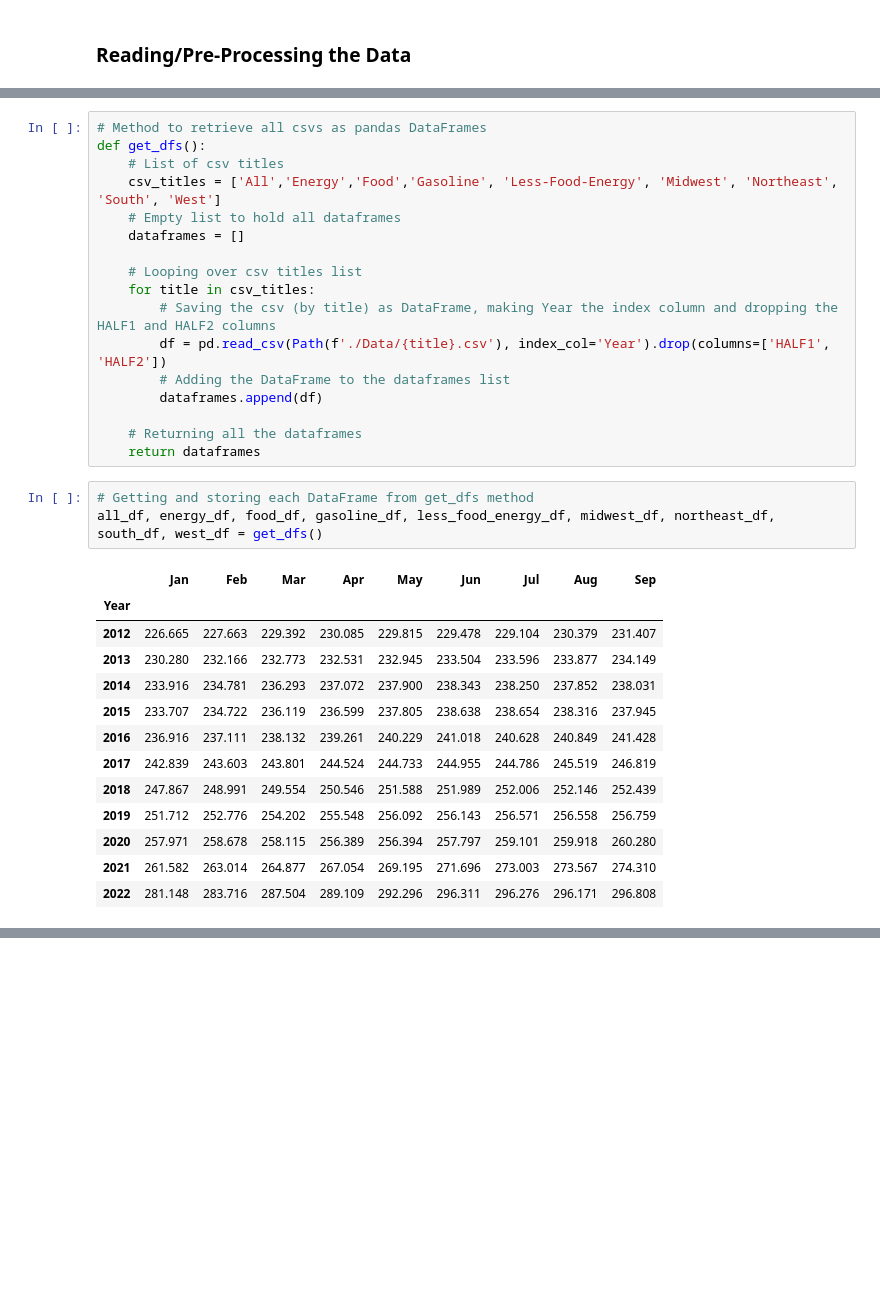
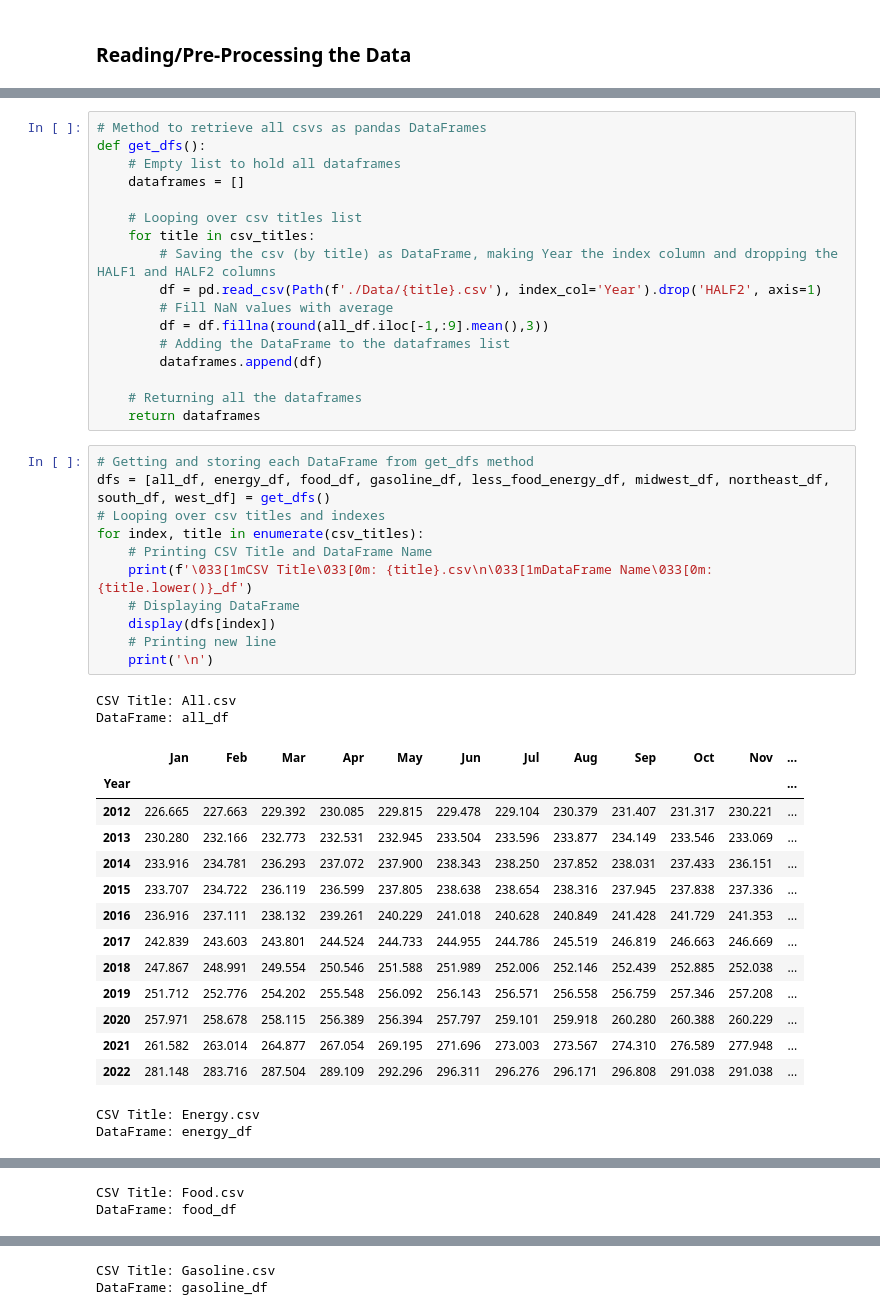
Before and after one commit to SZun/Real-Impact-of-Inflation, a Jupyter notebook: Real-Impact-Of-Inflation.ipynb, the cells around one changed output, grey strips where cells are left out. Cells and saved outputs as stored; diff of their text form; blank space fills up the shorter version.

Commit message:
removed drop of HALF1, filled NaN values with average, stored and printed dataframes, their names, and origin csv titles

```diff
--- a/Real-Impact-Of-Inflation.ipynb
+++ b/Real-Impact-Of-Inflation.ipynb
@@ -14,15 +17,15 @@ from pathlib import Path
 # %%
 # Method to retrieve all csvs as pandas DataFrames
 def get_dfs():
-    # List of csv titles
-    csv_titles = ['All','Energy','Food','Gasoline', 'Less-Food-Energy', 'Midwest', 'Northeast', 'South', 'West']
     # Empty list to hold all dataframes
     dataframes = []
 
     # Looping over csv titles list
     for title in csv_titles:
         # Saving the csv (by title) as DataFrame, making Year the index column and dropping the HALF1 and HALF2 columns
-        df = pd.read_csv(Path(f'./Data/{title}.csv'), index_col='Year').drop(columns=['HALF1', 'HALF2'])
+        df = pd.read_csv(Path(f'./Data/{title}.csv'), index_col='Year').drop('HALF2', axis=1)
+        # Fill NaN values with average
+        df = df.fillna(round(all_df.iloc[-1,:9].mean(),3))
         # Adding the DataFrame to the dataframes list
         dataframes.append(df)
 
@@ -30,18 +33,30 @@ def get_dfs():
     return dataframes
 # %%
 # Getting and storing each DataFrame from get_dfs method
-all_df, energy_df, food_df, gasoline_df, less_food_energy_df, midwest_df, northeast_df, south_df, west_df = get_dfs()
+dfs = [all_df, energy_df, food_df, gasoline_df, less_food_energy_df, midwest_df, northeast_df, south_df, west_df] = get_dfs()
+# Looping over csv titles and indexes
+for index, title in enumerate(csv_titles):
+    # Printing CSV Title and DataFrame Name
+    print(f'\033[1mCSV Title\033[0m: {title}.csv\n\033[1mDataFrame Name\033[0m: {title.lower()}_df')
+    # Displaying DataFrame
+    display(dfs[index])
+    # Printing new line
+    print('\n')
 # %% [output]
+CSV Title: All.csv
+DataFrame: all_df
-|  | Jan | Feb | Mar | Apr | May | Jun | Jul | Aug | Sep |
-| Year |  |  |  |  |  |  |  |  |  |
-| 2012 | 226.665 | 227.663 | 229.392 | 230.085 | 229.815 | 229.478 | 229.104 | 230.379 | 231.407 |
-| 2013 | 230.280 | 232.166 | 232.773 | 232.531 | 232.945 | 233.504 | 233.596 | 233.877 | 234.149 |
-| 2014 | 233.916 | 234.781 | 236.293 | 237.072 | 237.900 | 238.343 | 238.250 | 237.852 | 238.031 |
-| 2015 | 233.707 | 234.722 | 236.119 | 236.599 | 237.805 | 238.638 | 238.654 | 238.316 | 237.945 |
-| 2016 | 236.916 | 237.111 | 238.132 | 239.261 | 240.229 | 241.018 | 240.628 | 240.849 | 241.428 |
-| 2017 | 242.839 | 243.603 | 243.801 | 244.524 | 244.733 | 244.955 | 244.786 | 245.519 | 246.819 |
-| 2018 | 247.867 | 248.991 | 249.554 | 250.546 | 251.588 | 251.989 | 252.006 | 252.146 | 252.439 |
-| 2019 | 251.712 | 252.776 | 254.202 | 255.548 | 256.092 | 256.143 | 256.571 | 256.558 | 256.759 |
-| 2020 | 257.971 | 258.678 | 258.115 | 256.389 | 256.394 | 257.797 | 259.101 | 259.918 | 260.280 |
-| 2021 | 261.582 | 263.014 | 264.877 | 267.054 | 269.195 | 271.696 | 273.003 | 273.567 | 274.310 |
-| 2022 | 281.148 | 283.716 | 287.504 | 289.109 | 292.296 | 296.311 | 296.276 | 296.171 | 296.808 |
+|  | Jan | Feb | Mar | Apr | May | Jun | Jul | Aug | Sep | Oct | Nov | ... |
+| Year |  |  |  |  |  |  |  |  |  |  |  | ... |
+| 2012 | 226.665 | 227.663 | 229.392 | 230.085 | 229.815 | 229.478 | 229.104 | 230.379 | 231.407 | 231.317 | 230.221 | ... |
+| 2013 | 230.280 | 232.166 | 232.773 | 232.531 | 232.945 | 233.504 | 233.596 | 233.877 | 234.149 | 233.546 | 233.069 | ... |
+| 2014 | 233.916 | 234.781 | 236.293 | 237.072 | 237.900 | 238.343 | 238.250 | 237.852 | 238.031 | 237.433 | 236.151 | ... |
+| 2015 | 233.707 | 234.722 | 236.119 | 236.599 | 237.805 | 238.638 | 238.654 | 238.316 | 237.945 | 237.838 | 237.336 | ... |
+| 2016 | 236.916 | 237.111 | 238.132 | 239.261 | 240.229 | 241.018 | 240.628 | 240.849 | 241.428 | 241.729 | 241.353 | ... |
+| 2017 | 242.839 | 243.603 | 243.801 | 244.524 | 244.733 | 244.955 | 244.786 | 245.519 | 246.819 | 246.663 | 246.669 | ... |
+| 2018 | 247.867 | 248.991 | 249.554 | 250.546 | 251.588 | 251.989 | 252.006 | 252.146 | 252.439 | 252.885 | 252.038 | ... |
+| 2019 | 251.712 | 252.776 | 254.202 | 255.548 | 256.092 | 256.143 | 256.571 | 256.558 | 256.759 | 257.346 | 257.208 | ... |
+| 2020 | 257.971 | 258.678 | 258.115 | 256.389 | 256.394 | 257.797 | 259.101 | 259.918 | 260.280 | 260.388 | 260.229 | ... |
+| 2021 | 261.582 | 263.014 | 264.877 | 267.054 | 269.195 | 271.696 | 273.003 | 273.567 | 274.310 | 276.589 | 277.948 | ... |
+| 2022 | 281.148 | 283.716 | 287.504 | 289.109 | 292.296 | 296.311 | 296.276 | 296.171 | 296.808 | 291.038 | 291.038 | ... |
+CSV Title: Energy.csv
+DataFrame: energy_df
@@ -47,0 +76,2 @@ all_df, energy_df, food_df, gasoline_df, less_food_energy_df, midwest_df, northe
+CSV Title: Food.csv
+DataFrame: food_df
@@ -47,0 +91,2 @@ all_df, energy_df, food_df, gasoline_df, less_food_energy_df, midwest_df, northe
+CSV Title: Gasoline.csv
+DataFrame: gasoline_df
```
Also changed, not shown: parts of 2 cells of this notebook.
